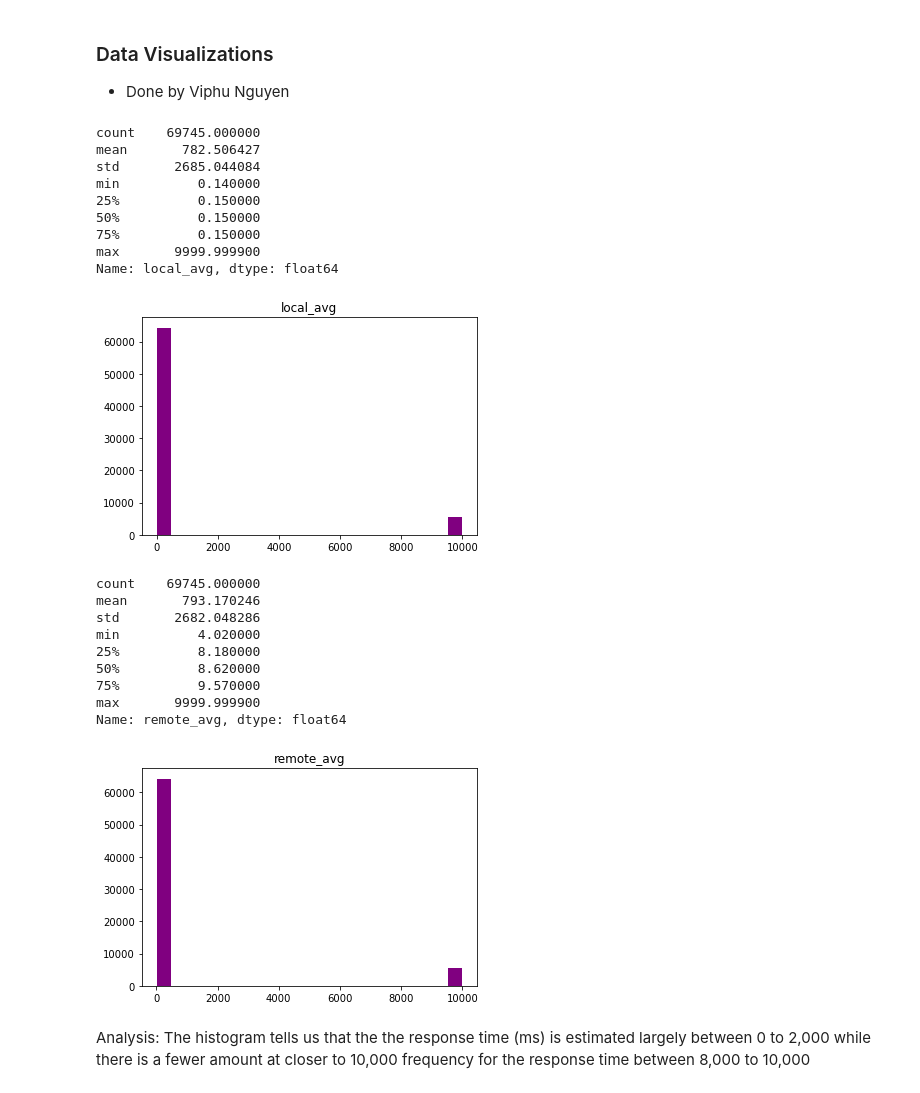
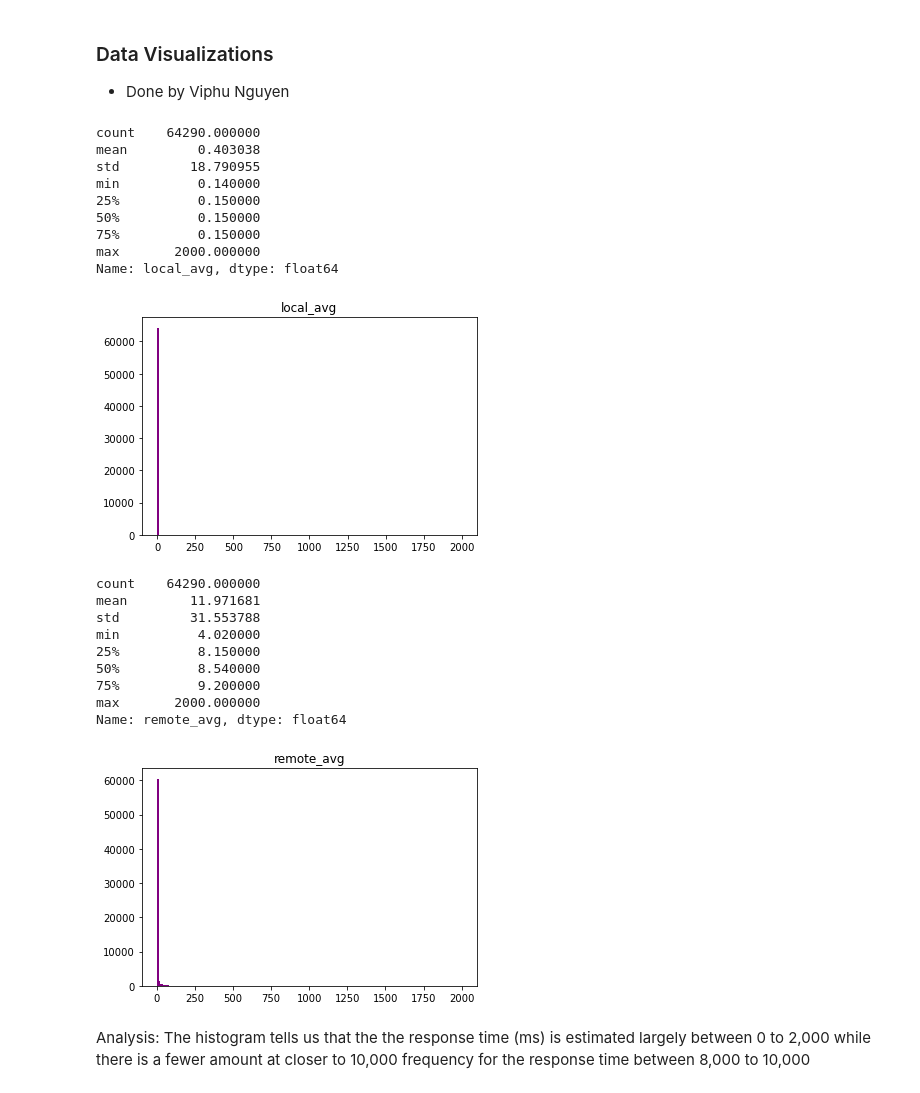
Before and after one commit to ViphuKN/INST414-Final-Project, a Jupyter notebook: final_project_eth.ipynb, the cells around one changed output. Saved outputs shown, nothing was run; the diff lists cells and outputs as text; code cells hidden in the pictures.

Commit message:
Update final_project_eth.ipynb
This drops all the rows with local_avg or remote_avg with 9999.9999 since they are outliers.  Probably failures and we need to handle them differently

```diff
--- a/final_project_eth.ipynb
+++ b/final_project_eth.ipynb
@@ -114,0 +124,8 @@ Name: local_avg, dtype: float64
+# %%
+# remove the rows with avg of 9999.9999 since they are failures and will skew the data
+df1 = df1[(df1['local_avg'] != 9999.9999) & (df1['remote_avg'] != 9999.9999)]
+df1.reset_index(inplace = True)
+print(df1['local_avg'].describe())
+print(df1['remote_avg'].describe())
+print(df1.shape)
+print(df1)
@@ -115,7 +150,8 @@ Name: local_avg, dtype: float64
 # %%
 # create the categorical variable local_delay for the local delay of low, average, high
 # we will leave in the 9999.9999 since they probably represent failures and should be placed the high
-bins = [float('-inf'), 0.14, 0.16, float('inf')]
+#bins = [float('-inf'), 0.149, 0.151, float('inf')]
+bins = [0.0, 0.149, 0.151, 9999.9999]
 labels = ['Small', 'Medium', 'Large']
 df1['local_delay'] = pd.cut(df1['local_avg'], bins=bins, labels=labels)
 df1.head()
@@ -139,7 +175,7 @@ Name: remote_avg, dtype: float64
 # %%
 # create the categorical variable local_delay for the remote delay of low, average, high
 # we will leave in the 9999.9999 since they probably represent failures and should be placed the high
-bins = [float('-inf'), 8.61, 8.63, float('inf')]
+bins = [float('-inf'), 8.619, 8.621, float('inf')]
 labels = ['Small', 'Medium', 'Large']
 df1['remote_delay'] = pd.cut(df1['remote_avg'], bins=bins, labels=labels)
 df1.head()
@@ -152,34 +188,34 @@ Categories (3, object): ['Small' < 'Medium' < 'Large']
 - Done by Viphu Nguyen
 # %%
 # Histogram for 'local_avg' response time (local) column
-df1.hist(column='local_avg', bins=20, grid=False, rwidth=.9, color='purple')
+df1.hist(column='local_avg', bins=200, grid=False, rwidth=.9, color='purple')
 df1['local_avg'].describe()
 # %% [output]
-count    69745.000000
-mean       782.506427
-std       2685.044084
+count    64290.000000
+mean         0.403038
+std         18.790955
 min          0.140000
 25%          0.150000
 50%          0.150000
 75%          0.150000
-max       9999.999900
+max       2000.000000
 Name: local_avg, dtype: float64
-[figure, old version]
+[figure, new version]
 # %%
 # Histogram for 'remote_avg' response time (local) column
-df1.hist(column='remote_avg', bins=20, grid=False, rwidth=.9, color='purple')
+df1.hist(column='remote_avg', bins=200, grid=False, rwidth=.9, color='purple')
 df1['remote_avg'].describe()
 # %% [output]
-count    69745.000000
-mean       793.170246
-std       2682.048286
+count    64290.000000
+mean        11.971681
+std         31.553788
 min          4.020000
-25%          8.180000
-50%          8.620000
-75%          9.570000
-max       9999.999900
+25%          8.150000
+50%          8.540000
+75%          9.200000
+max       2000.000000
 Name: remote_avg, dtype: float64
-[figure, old version]
+[figure, new version]
 # %% [markdown]
 Analysis: The histogram tells us that the the response time (ms) is estimated largely between 0 to 2,000 while there is a fewer amount at closer to 10,000 frequency for the response time between 8,000 to 10,000
 # %% [markdown]
```
Also changed, not shown: parts of 8 cells of this notebook.
